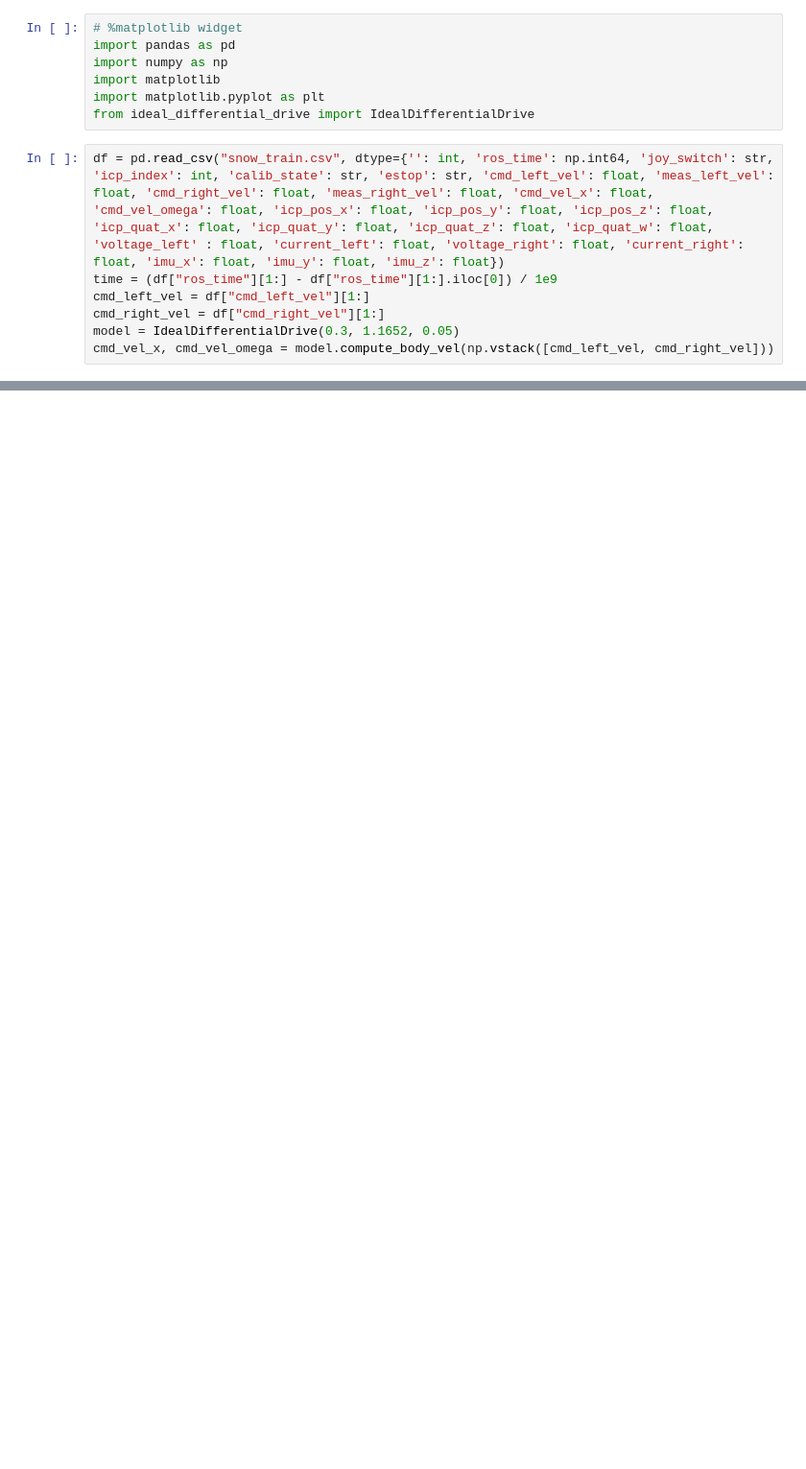
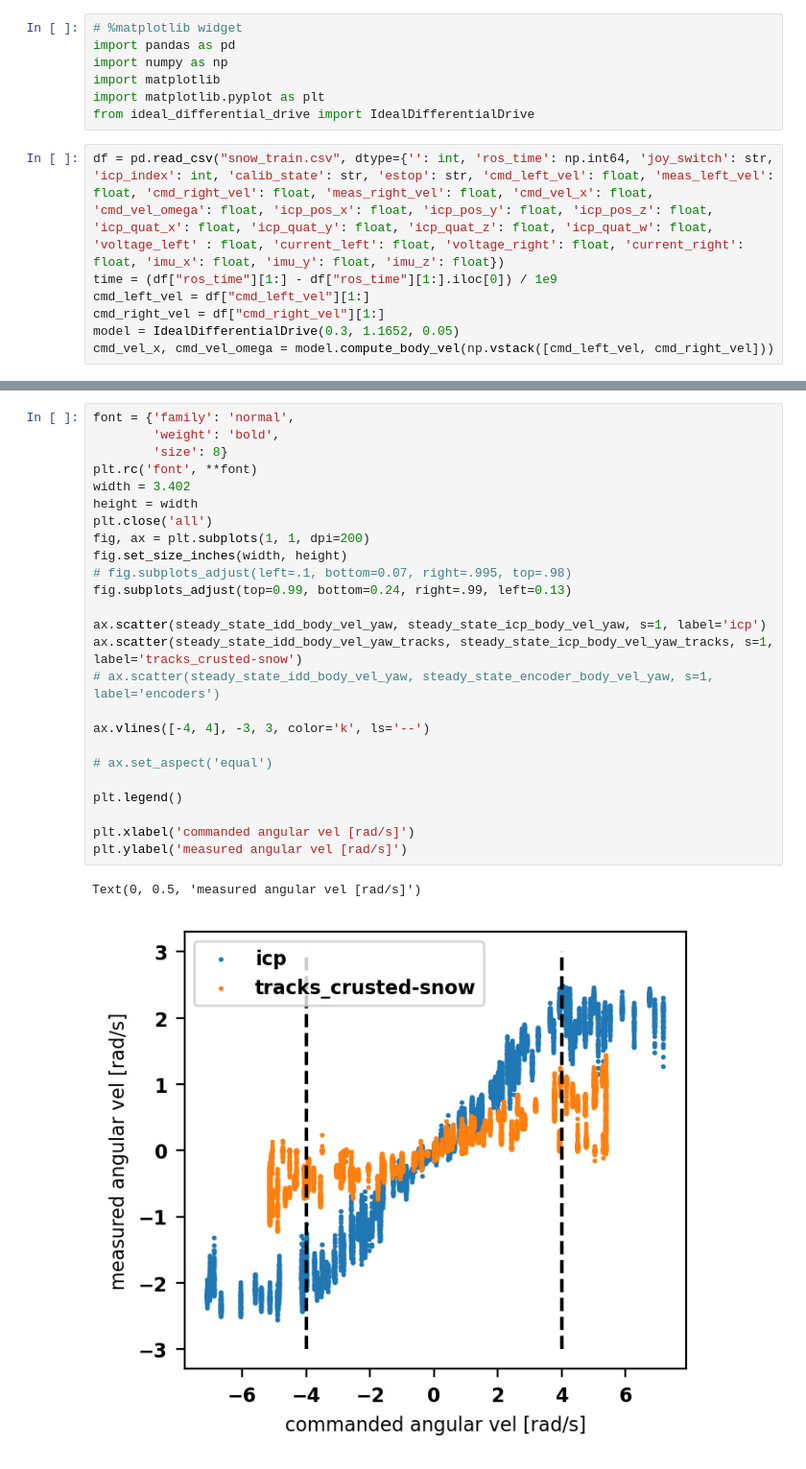
Before and after one commit to norlab-ulaval/norlab_WMRD, a Jupyter notebook: RAL2023/intro/input_space_figure/export_cmd_vels.ipynb, the cells around one changed output, grey strips where cells are left out. Shown at 96% size. Cells and saved outputs as stored; diff of their text form; blank space fills up the shorter version.

```diff
--- a/RAL2023/intro/input_space_figure/export_cmd_vels.ipynb
+++ b/RAL2023/intro/input_space_figure/export_cmd_vels.ipynb
@@ -191,0 +291,28 @@ plt.show()
+# %%
+font = {'family': 'normal',
+        'weight': 'bold',
+        'size': 8}
+plt.rc('font', **font)
+width = 3.402
+height = width
+plt.close('all')
+fig, ax = plt.subplots(1, 1, dpi=200)
+fig.set_size_inches(width, height)
+# fig.subplots_adjust(left=.1, bottom=0.07, right=.995, top=.98)
+fig.subplots_adjust(top=0.99, bottom=0.24, right=.99, left=0.13)
+
+ax.scatter(steady_state_idd_body_vel_yaw, steady_state_icp_body_vel_yaw, s=1, label='icp')
+ax.scatter(steady_state_idd_body_vel_yaw_tracks, steady_state_icp_body_vel_yaw_tracks, s=1, label='tracks_crusted-snow')
+# ax.scatter(steady_state_idd_body_vel_yaw, steady_state_encoder_body_vel_yaw, s=1, label='encoders')
+
+ax.vlines([-4, 4], -3, 3, color='k', ls='--')
+
+# ax.set_aspect('equal')
+
+plt.legend()
+
+plt.xlabel('commanded angular vel [rad/s]')
+plt.ylabel('measured angular vel [rad/s]')
+# %% [output]
+Text(0, 0.5, 'measured angular vel [rad/s]')
+[figure, added]
```
Also changed, not shown: parts of 4 cells of this notebook, 6 other files.
